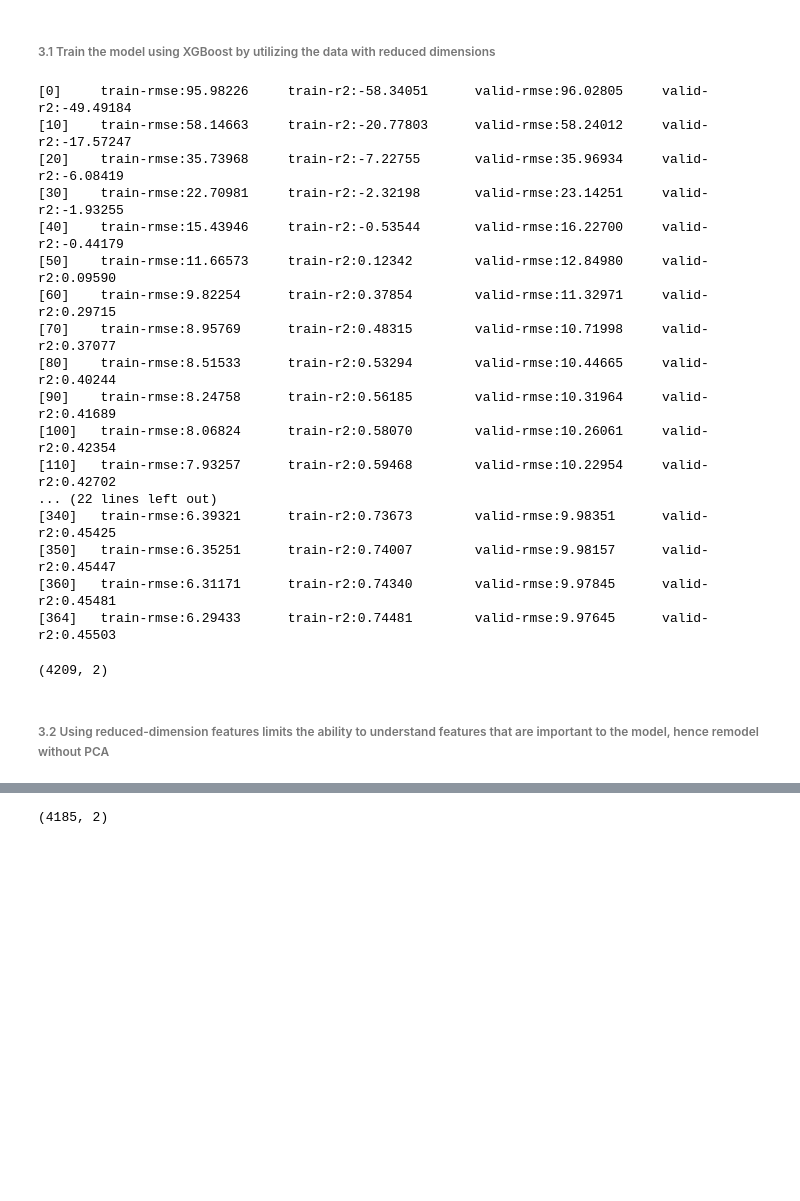
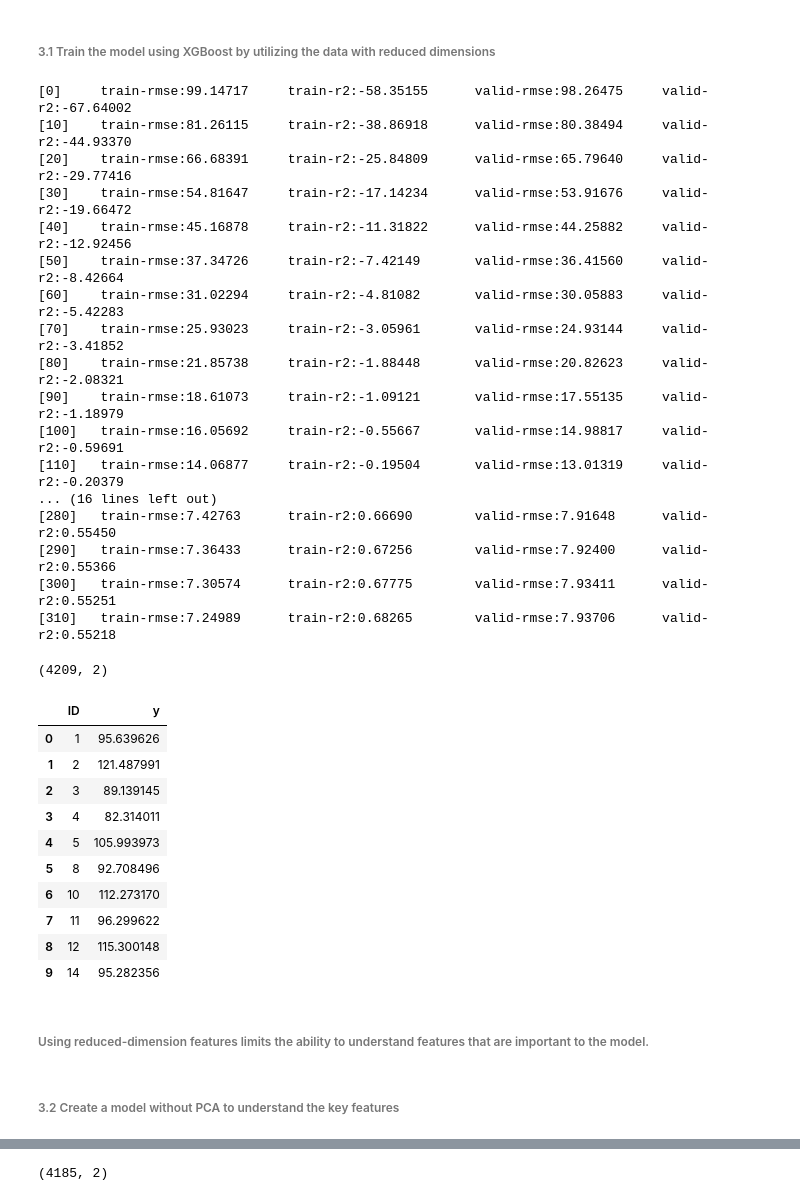
Before and after one commit to elismi/SimpliLearn, a Jupyter notebook: PGP AI/Course 4 - Machine Learning/Project 1 - Mercedes-Benz Greener Manufacturing/Project 1 - Mercedes-Benz Greener Manufacturing.ipynb, the cells around one changed output, grey strips where cells are left out. Drawn from its saved outputs; the diff is of its cells as text; code cells hidden in the pictures; blank space fills up the shorter version.

```diff
--- a/PGP AI/Course 4 - Machine Learning/Project 1 - Mercedes-Benz Greener Manufacturing/Project 1 - Mercedes-Benz Greener Manufacturing.ipynb
+++ b/PGP AI/Course 4 - Machine Learning/Project 1 - Mercedes-Benz Greener Manufacturing/Project 1 - Mercedes-Benz Greener Manufacturing.ipynb
@@ -275,17 +255,17 @@ import xgboost as xgb
 from sklearn.metrics import r2_score
 from sklearn.model_selection import train_test_split
 
-x_train, x_valid, y_train, y_valid = train_test_split(arr_x_train_pca, df_y_train, test_size = 0.2, random_state = 1234)
+x_train, x_valid, y_train, y_valid = train_test_split(arr_x_train_pca, df_y_train, test_size = 0.2, random_state = 4242)
 
 dm_train = xgb.DMatrix(x_train, label = y_train)
 dm_valid = xgb.DMatrix(x_valid, label = y_valid)
 
 xgb_params = {
     'objective': 'reg:squarederror',
-    'eta': 0.05,
-    'max_depth': 3,
-    'subsample': 0.7,
-    'colsample_bytree': 0.7,
+    'eta': 0.02,
+    'max_depth': 4,
+    #'subsample': 0.7,
+    #'colsample_bytree': 0.7,
     #'silent': 1
 }
 
@@ -297,23 +277,23 @@ watchlist = [(dm_train, 'train'), (dm_valid, 'valid')]
 
 model_pca = xgb.train(xgb_params, dm_train, 1000, watchlist, early_stopping_rounds=50, feval=xgb_r2_score, maximize=True, verbose_eval=10)
 # %% [output]
-[0]     train-rmse:95.98226     train-r2:-58.34051      valid-rmse:96.02805     valid-r2:-49.49184
-[10]    train-rmse:58.14663     train-r2:-20.77803      valid-rmse:58.24012     valid-r2:-17.57247
-[20]    train-rmse:35.73968     train-r2:-7.22755       valid-rmse:35.96934     valid-r2:-6.08419
-[30]    train-rmse:22.70981     train-r2:-2.32198       valid-rmse:23.14251     valid-r2:-1.93255
-[40]    train-rmse:15.43946     train-r2:-0.53544       valid-rmse:16.22700     valid-r2:-0.44179
-[50]    train-rmse:11.66573     train-r2:0.12342        valid-rmse:12.84980     valid-r2:0.09590
-[60]    train-rmse:9.82254      train-r2:0.37854        valid-rmse:11.32971     valid-r2:0.29715
-[70]    train-rmse:8.95769      train-r2:0.48315        valid-rmse:10.71998     valid-r2:0.37077
-[80]    train-rmse:8.51533      train-r2:0.53294        valid-rmse:10.44665     valid-r2:0.40244
-[90]    train-rmse:8.24758      train-r2:0.56185        valid-rmse:10.31964     valid-r2:0.41689
-[100]   train-rmse:8.06824      train-r2:0.58070        valid-rmse:10.26061     valid-r2:0.42354
-[110]   train-rmse:7.93257      train-r2:0.59468        valid-rmse:10.22954     valid-r2:0.42702
-... (22 lines left out)
-[340]   train-rmse:6.39321      train-r2:0.73673        valid-rmse:9.98351      valid-r2:0.45425
-[350]   train-rmse:6.35251      train-r2:0.74007        valid-rmse:9.98157      valid-r2:0.45447
-[360]   train-rmse:6.31171      train-r2:0.74340        valid-rmse:9.97845      valid-r2:0.45481
-[364]   train-rmse:6.29433      train-r2:0.74481        valid-rmse:9.97645      valid-r2:0.45503
+[0]     train-rmse:99.14717     train-r2:-58.35155      valid-rmse:98.26475     valid-r2:-67.64002
+[10]    train-rmse:81.26115     train-r2:-38.86918      valid-rmse:80.38494     valid-r2:-44.93370
+[20]    train-rmse:66.68391     train-r2:-25.84809      valid-rmse:65.79640     valid-r2:-29.77416
+[30]    train-rmse:54.81647     train-r2:-17.14234      valid-rmse:53.91676     valid-r2:-19.66472
+[40]    train-rmse:45.16878     train-r2:-11.31822      valid-rmse:44.25882     valid-r2:-12.92456
+[50]    train-rmse:37.34726     train-r2:-7.42149       valid-rmse:36.41560     valid-r2:-8.42664
+[60]    train-rmse:31.02294     train-r2:-4.81082       valid-rmse:30.05883     valid-r2:-5.42283
+[70]    train-rmse:25.93023     train-r2:-3.05961       valid-rmse:24.93144     valid-r2:-3.41852
+[80]    train-rmse:21.85738     train-r2:-1.88448       valid-rmse:20.82623     valid-r2:-2.08321
+[90]    train-rmse:18.61073     train-r2:-1.09121       valid-rmse:17.55135     valid-r2:-1.18979
+[100]   train-rmse:16.05692     train-r2:-0.55667       valid-rmse:14.98817     valid-r2:-0.59691
+[110]   train-rmse:14.06877     train-r2:-0.19504       valid-rmse:13.01319     valid-r2:-0.20379
+... (16 lines left out)
+[280]   train-rmse:7.42763      train-r2:0.66690        valid-rmse:7.91648      valid-r2:0.55450
+[290]   train-rmse:7.36433      train-r2:0.67256        valid-rmse:7.92400      valid-r2:0.55366
+[300]   train-rmse:7.30574      train-r2:0.67775        valid-rmse:7.93411      valid-r2:0.55251
+[310]   train-rmse:7.24989      train-r2:0.68265        valid-rmse:7.93706      valid-r2:0.55218
 # %%
 dm_test = xgb.DMatrix(arr_x_test_pca)
 arr_test = model_pca.predict(dm_test)
@@ -325,6 +305,22 @@ df_y_predicted_pca.to_csv('Results xgb PCA.csv', index =False)
 df_y_predicted_pca.shape
 # %% [output]
 (4209, 2)
+# %%
+df_y_predicted_pca.head(10)
+# %% [output]
+|  | ID | y |
+| 0 | 1 | 95.639626 |
+| 1 | 2 | 121.487991 |
+| 2 | 3 | 89.139145 |
+| 3 | 4 | 82.314011 |
+| 4 | 5 | 105.993973 |
+| 5 | 8 | 92.708496 |
+| 6 | 10 | 112.273170 |
+| 7 | 11 | 96.299622 |
+| 8 | 12 | 115.300148 |
+| 9 | 14 | 95.282356 |
 # %% [markdown]
-###### 3.2 Using reduced-dimension features limits the ability to understand features that are important to the model, hence remodel without PCA
+###### Using reduced-dimension features limits the ability to understand features that are important to the model.
+# %% [markdown]
+###### 3.2 Create a model without PCA to understand the key features
 # %%
```
Also changed, not shown: parts of 42 cells of this notebook.
